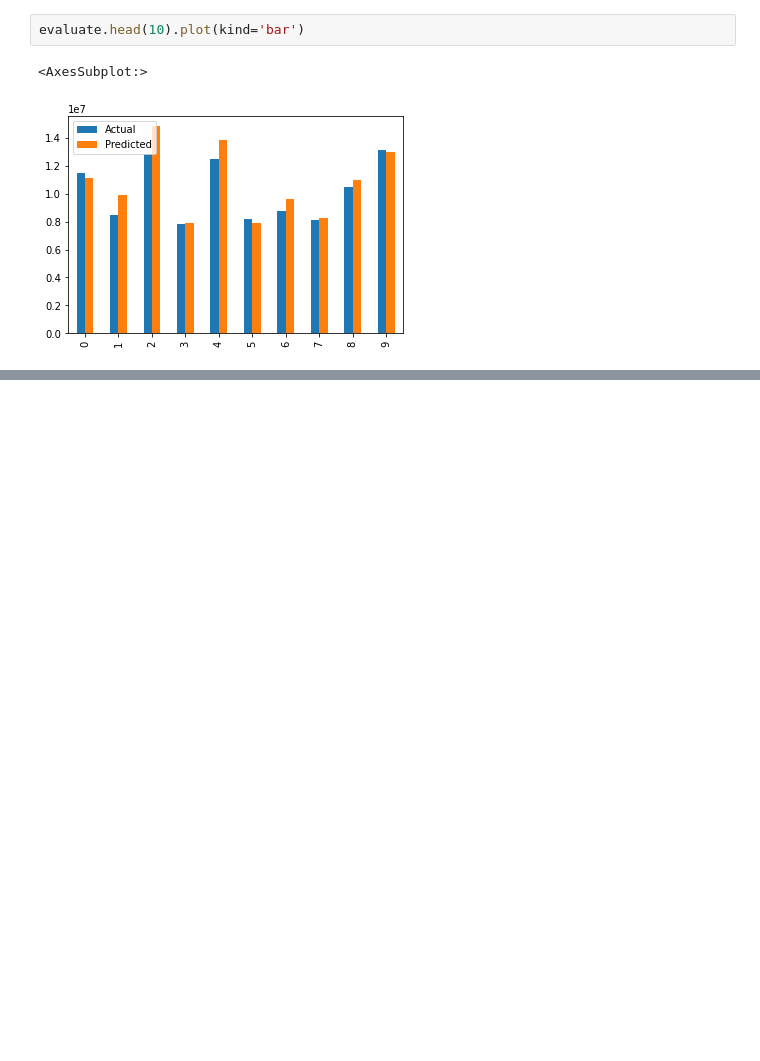
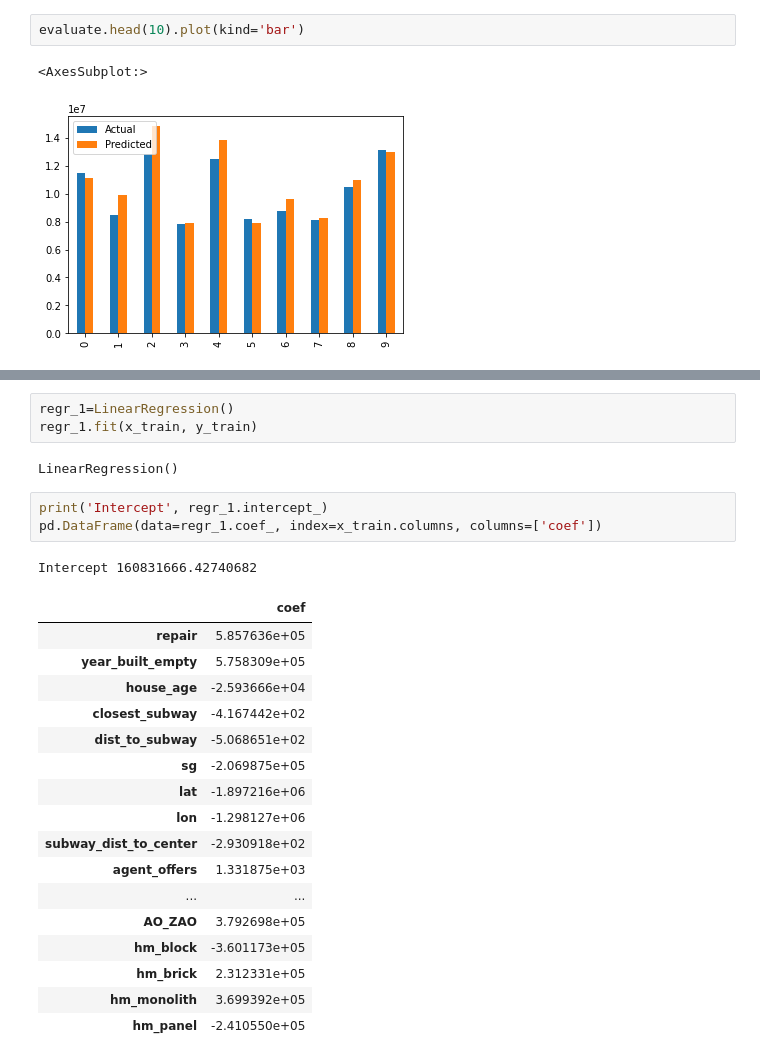
Before and after one commit to sanix-sandel/Moscow_housing_prices, a Jupyter notebook: Moscow_housing_price.ipynb, the cells around one changed output, grey strips where cells are left out. Cells and saved outputs as stored; diff of their text form; blank space fills up the shorter version.

```diff
--- a/Moscow_housing_price.ipynb
+++ b/Moscow_housing_price.ipynb
@@ -265,0 +407,27 @@ pd.DataFrame({'coef':results.params, 'p-value':round(results.pvalues, 3)})
+# %%
+regr_1=LinearRegression()
+regr_1.fit(x_train, y_train)
+# %% [output]
+LinearRegression()
+# %%
+print('Intercept', regr_1.intercept_)
+pd.DataFrame(data=regr_1.coef_, index=x_train.columns, columns=['coef'])
+# %% [output]
+Intercept 160831666.42740682
+|  | coef |
+| repair | 5.857636e+05 |
+| year_built_empty | 5.758309e+05 |
+| house_age | -2.593666e+04 |
+| closest_subway | -4.167442e+02 |
+| dist_to_subway | -5.068651e+02 |
+| sg | -2.069875e+05 |
+| lat | -1.897216e+06 |
+| lon | -1.298127e+06 |
+| subway_dist_to_center | -2.930918e+02 |
+| agent_offers | 1.331875e+03 |
+| ... | ... |
+| AO_ZAO | 3.792698e+05 |
+| hm_block | -3.601173e+05 |
+| hm_brick | 2.312331e+05 |
+| hm_monolith | 3.699392e+05 |
+| hm_panel | -2.410550e+05 |
```
Also changed, not shown: parts of 15 cells of this notebook.
